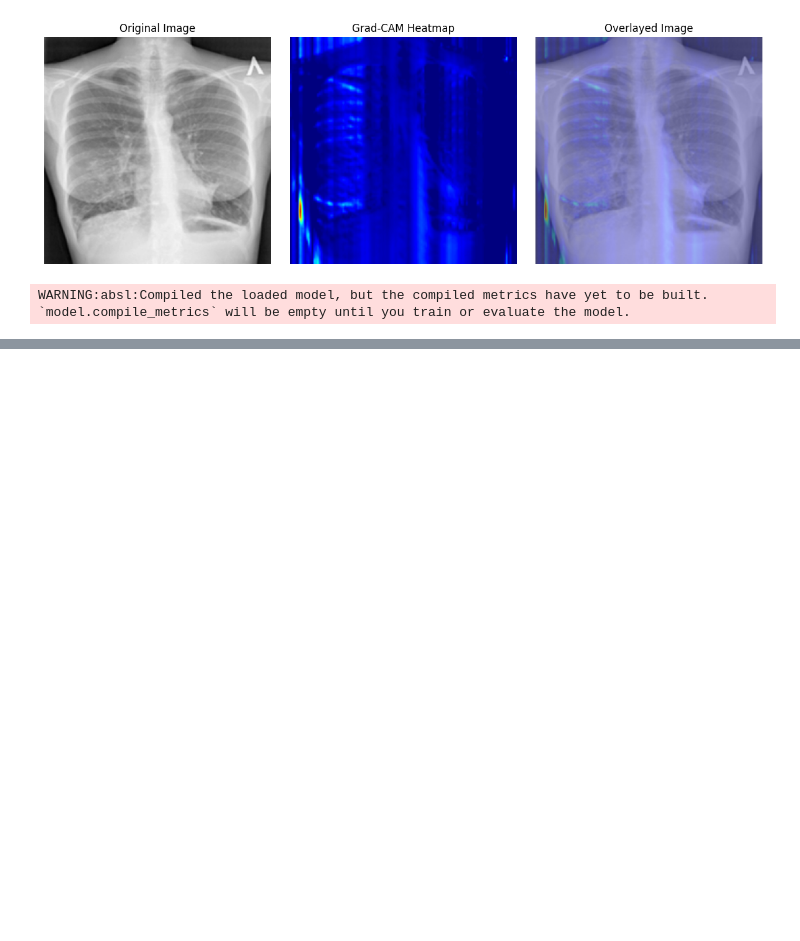
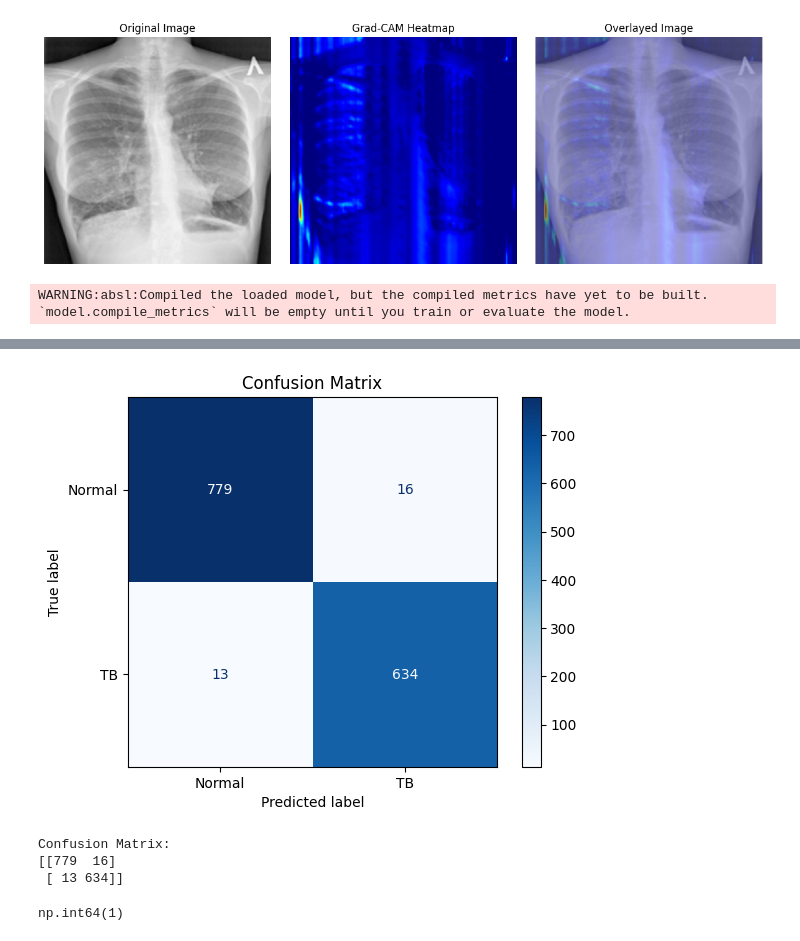
Before and after one commit to NurmukhamedKZ/Data-Projects, a Jupyter notebook: Lung_project/research.ipynb, the cells around one changed output, grey strips where cells are left out. Saved outputs shown, nothing was run; the diff lists cells and outputs as text; code cells hidden in the pictures; blank space fills up the shorter version.

```diff
--- a/Lung_project/research.ipynb
+++ b/Lung_project/research.ipynb
@@ -161,7 +161,7 @@ else:
         img = img.resize(target, resample=Image.BILINEAR)
         img = np.array(img).astype(np.float32) / 255.0
         normal_true_size += 1
-        lung_data.append(img)∂
+        lung_data.append(img)
 
     for i in range(1, size_normal - 3500 + 1):
         try:
@@ -792,0 +812,9 @@ array([[9.9999821e-01, 1.8210231e-06]], dtype=float32)
+# %%
+preds = []
+for img_i in X_test:
+    img_i = np.expand_dims(img_i, axis=-1)
+    img_i = np.expand_dims(img_i, axis=0)
+    pred = model.predict(img_i)
+    pred_class = np.argmax(pred[0])
+    preds.append(pred_class)
+preds
@@ -792,0 +1077,24 @@ array([[9.9999821e-01, 1.8210231e-06]], dtype=float32)
+# %%
+from sklearn.metrics import confusion_matrix, ConfusionMatrixDisplay
+
+
+# Create confusion matrix
+cm = confusion_matrix(y_test, preds)
+
+# Display confusion matrix
+disp = ConfusionMatrixDisplay(confusion_matrix=cm, display_labels=['Normal', 'TB'])
+disp.plot(cmap='Blues')
+plt.title('Confusion Matrix')
+plt.show()
+
+print("Confusion Matrix:")
+print(cm)
+# %% [output]
+[figure, added]
+Confusion Matrix:
+[[779  16]
+ [ 13 634]]
+# %%
+pred_class
+# %% [output]
+np.int64(1)
```
Also changed, not shown: parts of 17 cells of this notebook, 11 other files.
